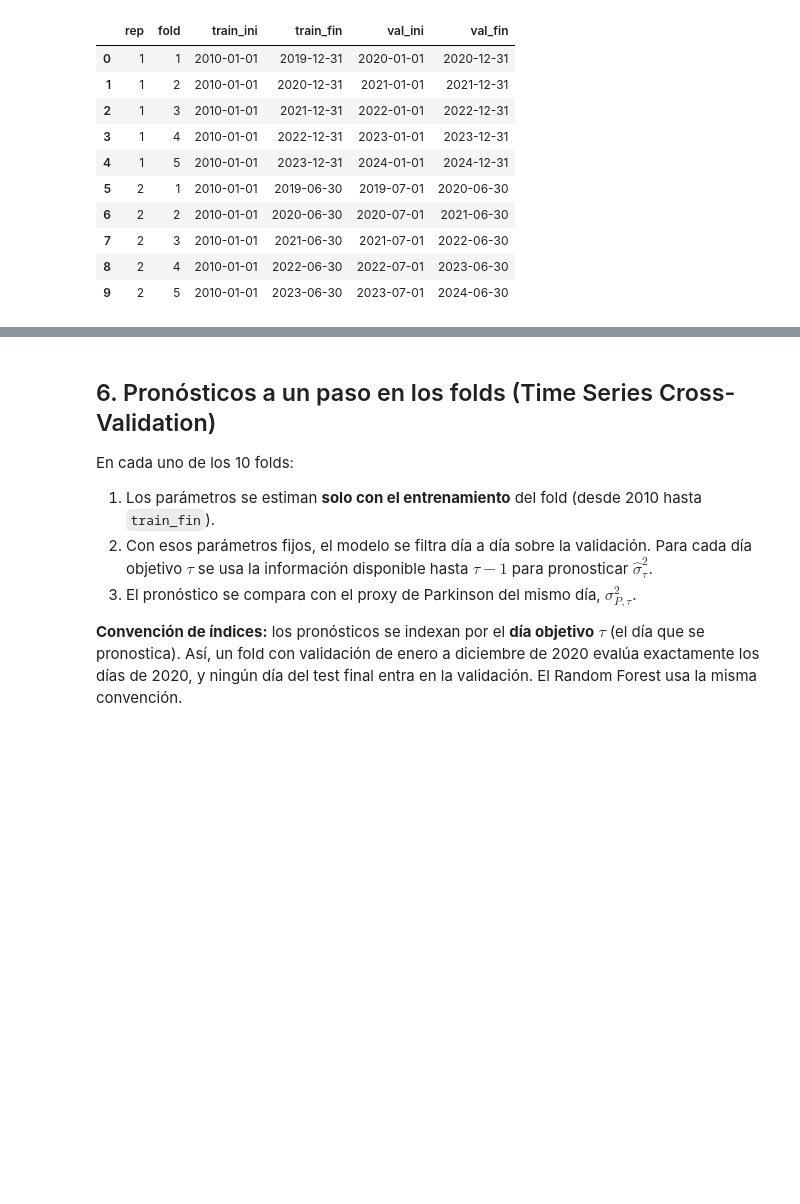
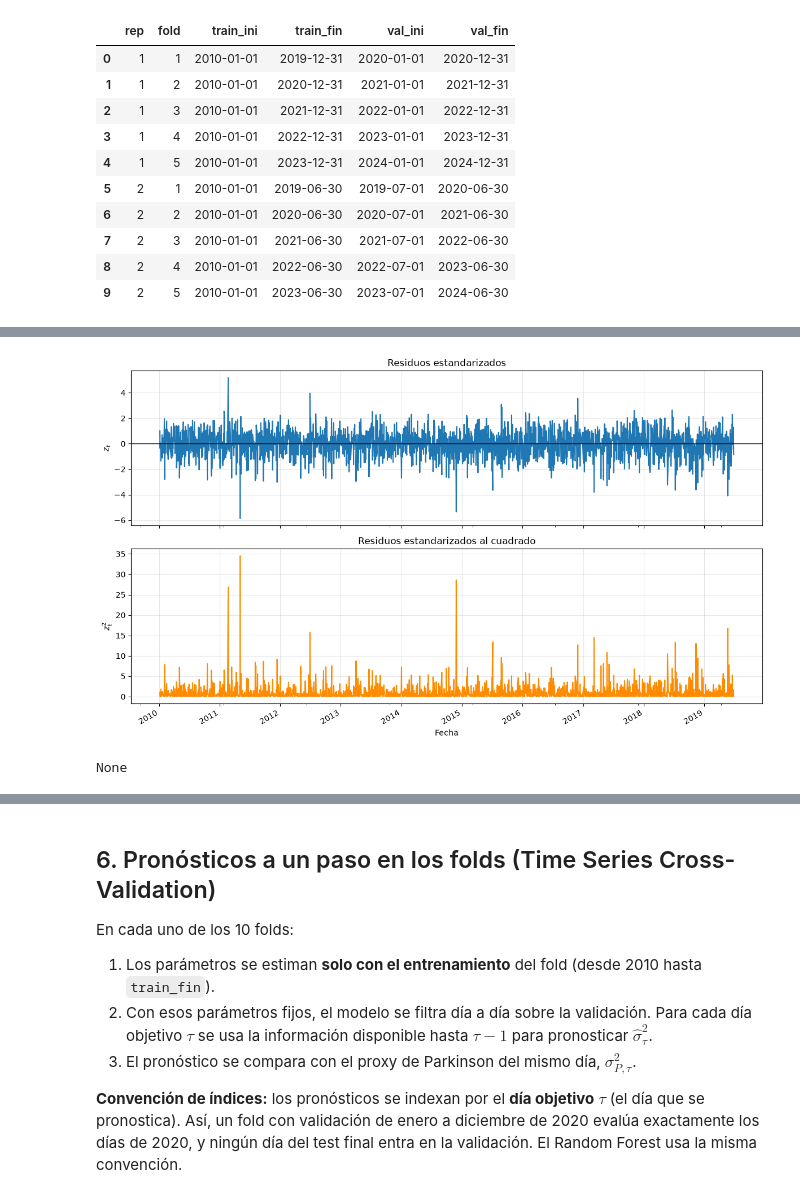
Before and after one commit to darlamai/proyecto_final_ml_wti, a Jupyter notebook: notebooks/03.modelo_base.ipynb, the cells around one changed output, grey strips where cells are left out. Drawn from its saved outputs; the diff is of its cells as text; code cells hidden in the pictures; blank space fills up the shorter version.

Commit message:
feat: Se concluye feature extraction, feature selection, el modelo base ar-egarch y se incluye (aun no terminado-parcialmente) el notebook con el modelo random forest

```diff
--- a/notebooks/03.modelo_base.ipynb
+++ b/notebooks/03.modelo_base.ipynb
@@ -161,0 +288,10 @@ que se evalúa contra el proxy de Parkinson del mismo día, $\sigma^2_{P,t+1}$.
+# %%
+from arch.univariate import ARX, GARCH, StudentsT
+
+
+modelo = ARX(r_diag, lags=1, constant=False)
+modelo.volatility = EGARCH(p=1,o=1, q=1)
+modelo.distribution = StudentsT()
+
+res1 = modelo.fit(disp="off")
+print(res1.summary())
@@ -273,0 +639,5 @@ print(f"Prueba conjunta (F): estadístico = {ols_sb.fvalue:.3f}, p = {ols_sb.f_p
+# %%
+display(ag.graficar_residuos(res1))
+# %% [output]
+[figure, added]
+None
```
Also changed, not shown: parts of 141 cells of this notebook, 32 other files.
